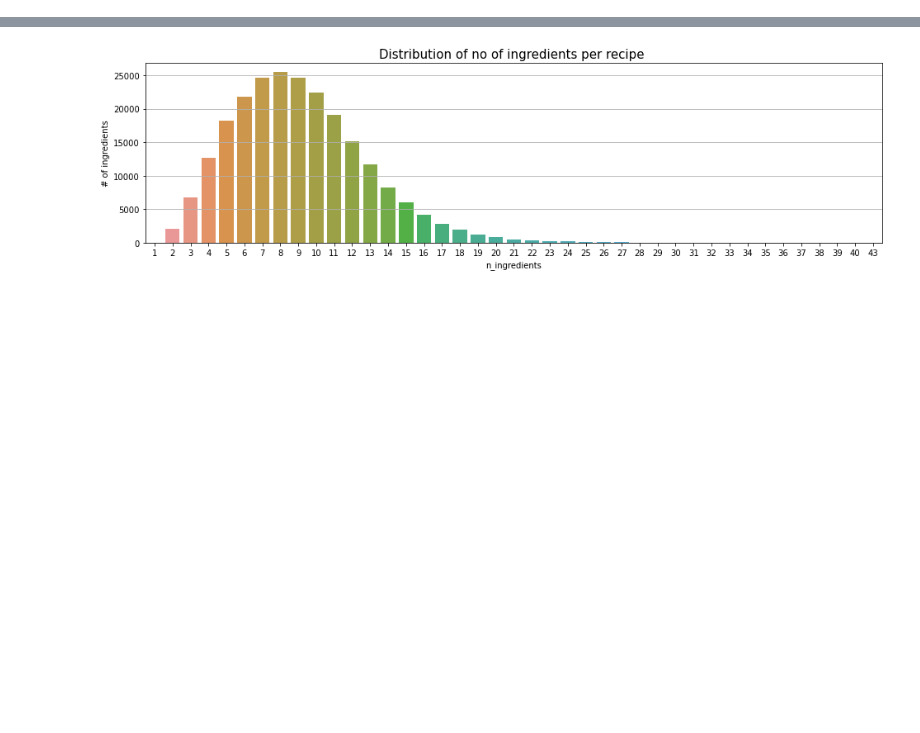
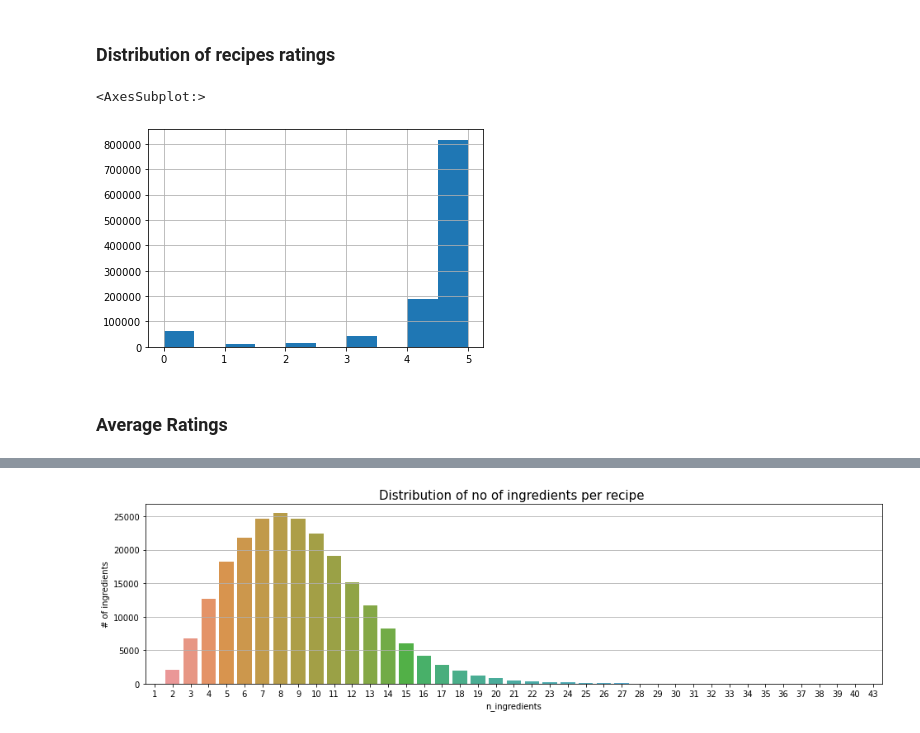
Before and after one commit to niranjan-ramesh/whats-cooking, a Jupyter notebook: EDA/EDA.ipynb, the cells around one changed output, grey strips where cells are left out. Drawn from its saved outputs; the diff is of its cells as text; code cells hidden in the pictures; blank space fills up the shorter version.

```diff
--- a/EDA/EDA.ipynb
+++ b/EDA/EDA.ipynb
@@ -7,3 +11,3 @@ import numpy as np
 # %%
-recipes_df = pd.read_csv('../data/RAW_recipes.csv.zip')
-ratings_df = pd.read_csv('../data/RAW_interactions.csv.zip')
+recipes_df = pd.read_csv('./data/RAW_recipes.csv')
+ratings_df = pd.read_csv('./data/RAW_interactions.csv')
@@ -27,0 +34,7 @@ ratings_df.head()
+# %%
+weighted_ratings_df = ratings_df.copy()
+weighted_ratings_df = weighted_ratings_df.drop(['date', 'review'], axis=1)
+weighted_ratings_df = weighted_ratings_df.groupby(['recipe_id', 'rating']).count()
+weighted_ratings_df = weighted_ratings_df.rename(columns={"user_id": "users"})
+weighted_ratings_df.reset_index(inplace=True)
+display(weighted_ratings_df)
@@ -27,0 +55,9 @@ ratings_df.head()
+# %% [markdown]
+### Distribution of recipes ratings
+# %%
+weighted_ratings_df['rating'].hist(histtype='bar', weights=weighted_ratings_df['users'])
+# %% [output]
+<AxesSubplot:>
+[figure, added]
+# %% [markdown]
+### Average Ratings
```
Also changed, not shown: parts of 44 cells of this notebook.
